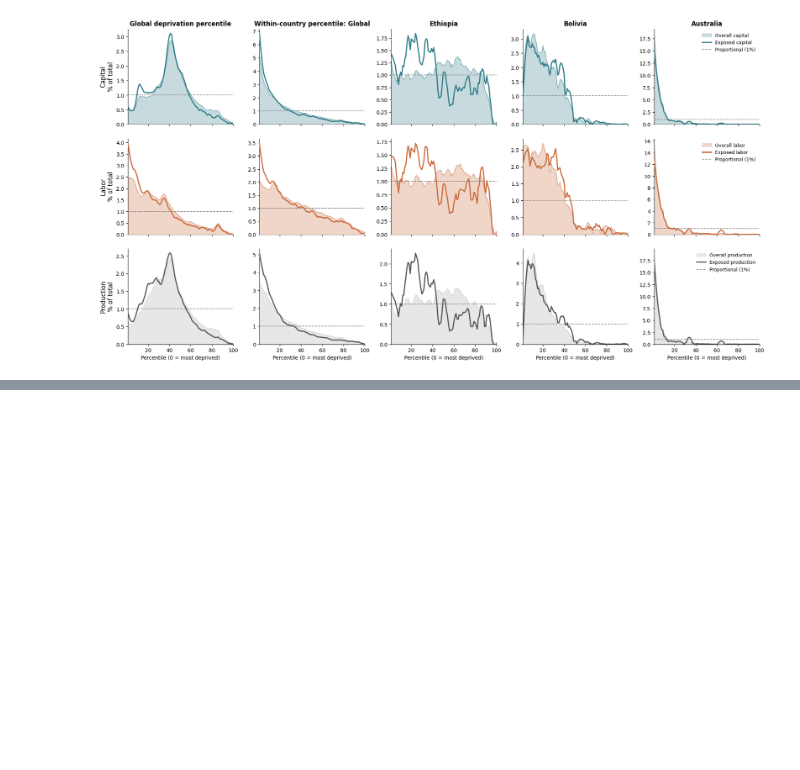
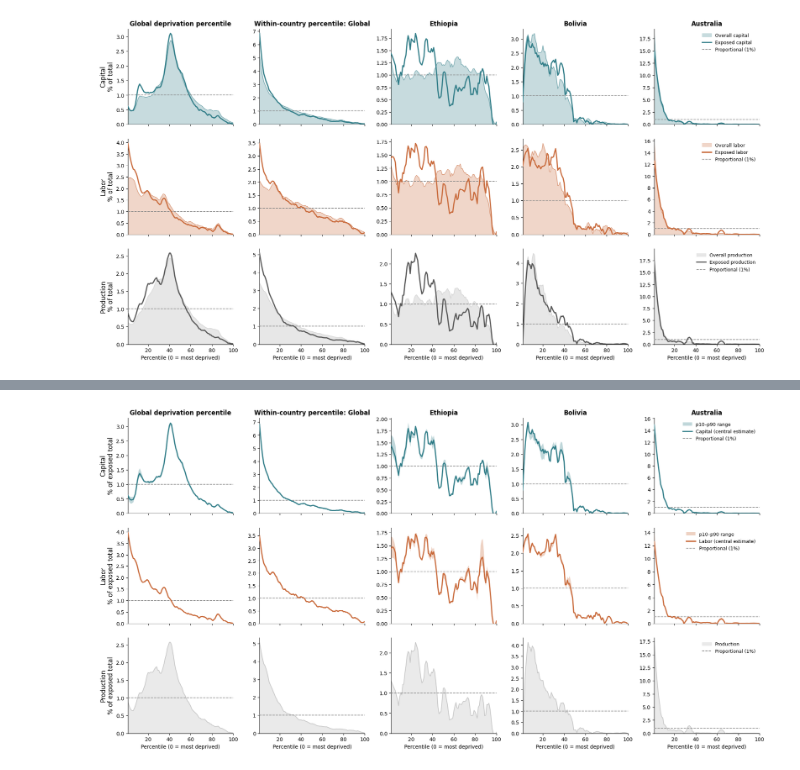
Before and after one commit to carinamani/Gridded_Agricultural_Capital_Labor, a Jupyter notebook: 03_generate_figures/FIG_5_30x30_distribution.ipynb, the cells around one changed output, grey strips where cells are left out. Saved outputs shown, nothing was run; the diff lists cells and outputs as text; code cells hidden in the pictures; blank space fills up the shorter version.

Commit message:
add uncertainty bars to 30x30

```diff
--- a/03_generate_figures/FIG_5_30x30_distribution.ipynb
+++ b/03_generate_figures/FIG_5_30x30_distribution.ipynb
@@ -25,7 +25,13 @@ cd = Path.cwd().parent
 
 # capital / labor / production rasters
 capital_path = f"{cd}/Results/Raster_models/rescaled_capital_USD.tif"
+capital_path_p10 = f"{cd}/Results/Raster_models/rescaled_capital_USD_p10.tif"
+capital_path_p90 = f"{cd}/Results/Raster_models/rescaled_capital_USD_p90.tif"
+
 labor_path = f"{cd}/Results/Raster_models/rescaled_jobs.tif"
+labor_path_p10 = f"{cd}/Results/Raster_models/rescaled_jobs_p10.tif"
+labor_path_p90 = f"{cd}/Results/Raster_models/rescaled_jobs_p90.tif"
+
 production_path = f'{cd}/Data/total_production_tonnes_2020.tif'
 
 # relative deprivation percentile rasters
@@ -63,6 +69,16 @@ capital_da = load_da(capital)
 labor_da = load_da(labor)
 production_da = load_da(production)
 
+# p10 / p90 rasters
+def prep_ci(path):
+    arr = reproject_raster(path, resampling="sum")
+    return match_grid(load_da(array_to_raster(arr)), rd_national_da)
+
+capital_p10_da = prep_ci(capital_path_p10)
+capital_p90_da = prep_ci(capital_path_p90)
+labor_p10_da = prep_ci(labor_path_p10)
+labor_p90_da = prep_ci(labor_path_p90)
+
 # load addtional rasters
 rd_national_da = rioxarray.open_rasterio(rd_percentiles_national, masked=True)
 rd_global_da = rioxarray.open_rasterio(rd_percentiles_global, masked=True)
@@ -397,0 +358,69 @@ Figure S (all areas) | Panel B: within-country percentile (pooled)  (index (0, 1
+# %%
+##### Figure SI: exposure distribution with p10-p90 uncertainty bands
+
+# Rows: central estimate, p10, p90
+ROW_VARS = [
+    ("Capital",    capital_da,    capital_p10_da, capital_p90_da),
+    ("Labor",      labor_da,      labor_p10_da,   labor_p90_da),
+    ("Production", production_da, None,           None),
+]
+
+# Columns: region
+COL_SPECS_CI = [
+    ("Global deprivation percentile",      rd_global_da,   None),
+    ("Within-country percentile: Global",  rd_national_da, None),
+    ("Ethiopia",   rd_national_da, "ETH"),
+    ("Bolivia",    rd_national_da, "BOL"),
+    ("Australia",  rd_national_da, "AUS"),
+]
+
+col_masks_ci = [build_mask(g) for _, _, g in COL_SPECS_CI]
+
+fig, axes = plt.subplots(3, 5, figsize=(22, 10), sharey=False, sharex=True)
+
+for r, (var_name, var_da, p10_da, p90_da) in enumerate(ROW_VARS):
+    for c, (col_title, pctl_da, gid0) in enumerate(COL_SPECS_CI):
+        ax = axes[r, c]
+        mask = col_masks_ci[c]
+        central = smooth(pct_by_percentile_within_mask(var_da, pctl_da, mask))
+
+        if var_name == "Production":
+            ax.fill_between(central.index, central.values, color=COLORS["Production"],
+                            alpha=0.8, zorder=1, label="Production")
+            ax.plot(central.index, central.values, color=PRODUCTION_EDGE,
+                    linewidth=1.2, zorder=2)
+        else:
+            lo = smooth(pct_by_percentile_within_mask(p10_da, pctl_da, mask))
+            hi = smooth(pct_by_percentile_within_mask(p90_da, pctl_da, mask))
+
+            band_lo = np.minimum(np.minimum(lo.values, hi.values), central.values)
+            band_hi = np.maximum(np.maximum(lo.values, hi.values), central.values)
+
+            ax.fill_between(central.index, band_lo, band_hi,
+                            color=COLORS[var_name], alpha=0.3, linewidth=0, zorder=3,
+                            label="p10–p90 range")
+            ax.plot(central.index, central.values, color=COLORS[var_name],
+                    linewidth=2.2, zorder=4, label=f"{var_name} (central estimate)")
+
+        ax.axhline(1, color=REFERENCE_COLOR, linewidth=1.2, linestyle="--", zorder=3,
+                   label="Proportional (1%)")
+
+        ax.set_xlim(1, 100)
+        ax.set_ylim(bottom=0)
+        ax.spines[["top", "right"]].set_visible(False)
+        ax.tick_params(labelsize=10)
+
+        if r == 0:
+            ax.set_title(col_title, fontweight="bold", fontsize=12)
+        if c == 0:
+            ax.set_ylabel(f"{var_name}\n% of exposed total", fontsize=12)
+        if r == len(ROW_VARS) - 1:
+            ax.set_xlabel("Percentile (0 = most deprived)", fontsize=10)
+        if c == len(COL_SPECS_CI) - 1:
+            ax.legend(frameon=False, fontsize=9, loc="upper right")
+
+fig.subplots_adjust(hspace=0.15, wspace=0.25, top=0.93, bottom=0.08)
+plt.savefig(FIG_DIR / "Figure_S_exposure_distribution_CI.tiff", dpi=300, bbox_inches="tight")
+plt.show()
+# %% [output]
+[figure, added]
```
Also changed, not shown: parts of 1 cell of this notebook, 2 other files.
